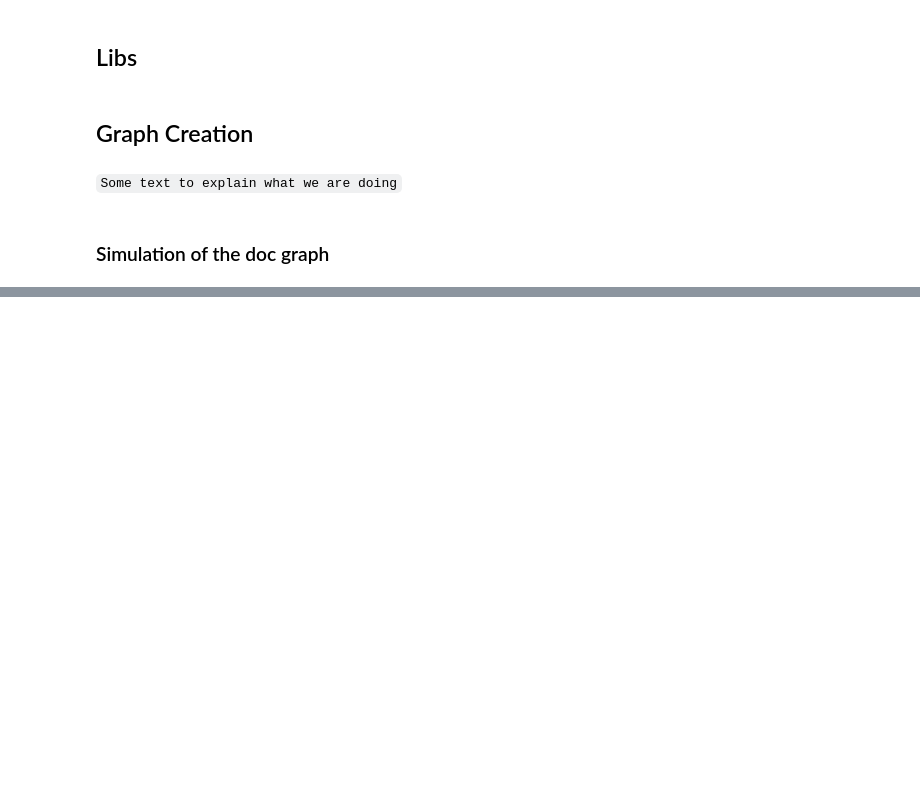
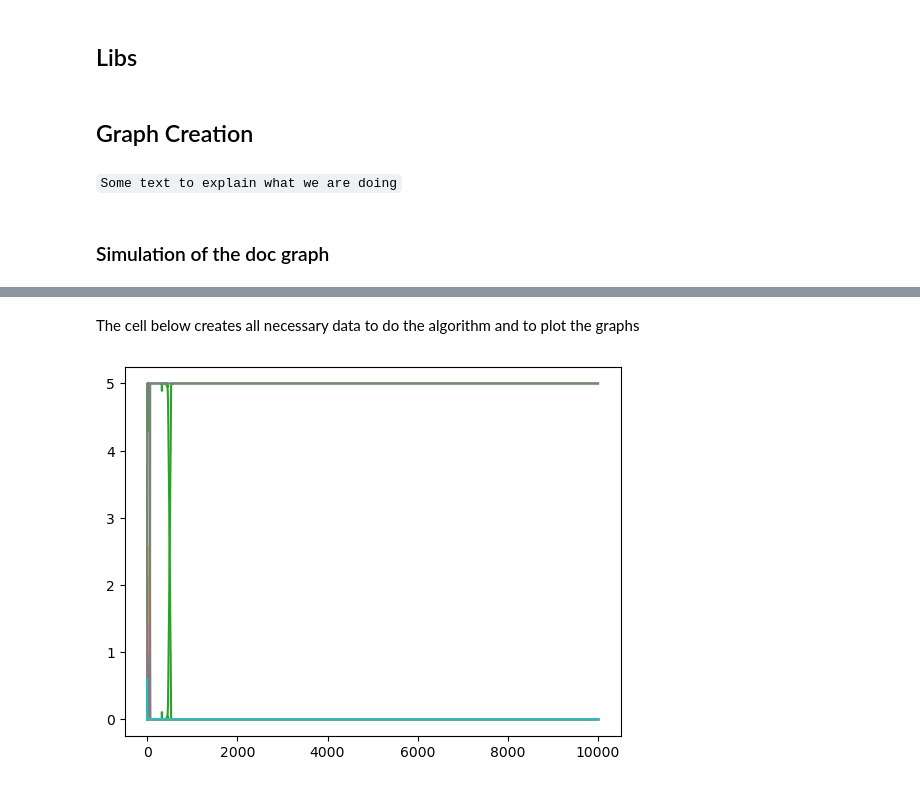
Before and after one commit to PMonot/ProjML4G, a Jupyter notebook: ProjML4G.ipynb, the cells around one changed output, grey strips where cells are left out. Saved outputs shown, nothing was run; the diff lists cells and outputs as text; code cells hidden in the pictures; blank space fills up the shorter version.

```diff
--- a/ProjML4G.ipynb
+++ b/ProjML4G.ipynb
@@ -25,0 +46,2 @@ TypeError: Population must be a sequence.  For dicts or sets, use sorted(d).
+# %% [markdown]
+The cell below creates all necessary data to do the algorithm and to plot the graphs
@@ -25,0 +101,36 @@ TypeError: Population must be a sequence.  For dicts or sets, use sorted(d).
+# %%
+u2 = np.zeros(n)
+u2[np.array(S[2])-1] = np.random.random(len(S[2]))
+u_vec2 = np.zeros((Max_iter,n))
+u_vec2[0,:] = u2
+v2 = np.zeros(n)
+
+Psi2 = np.random.random((n,n))
+Psi2[np.array(S[0])-1,:] = 0
+
+Psi_vec2 = np.zeros((Max_iter,n,n))
+Psi_vec2[0,:,:] = Psi2
+
+Z = np.zeros(Max_iter,dtype = 'int')
+Z_tilde = np.zeros(Max_iter,dtype = 'int')
+# %%
+for k in range(Max_iter-1):
+    Z[k] = random.choice(list(Graph.nodes.keys()))
+    v2[Z[k]-1]+=1
+    Z_tilde[k] = random.choices(list(Graph.nodes.keys()),weights = P[Z[k]-1,:])[0]
+    if Z[k] in S[1]+S[2]:
+        for i in S[1]+S[2]:
+            for j in S[2]:
+                Psi2[i-1,j-1] += a(v2[i-1],A,C)*(Z[k]==i)*((1-alpha[i-1])*Psi2[Z_tilde[k]-1,j-1] - Psi2[i-1,j-1])
+                if i in S[2]:
+                    Psi2[i-1,j-1] += a(v2[i-1],A,C)*(Z[k]==i)*alpha[i-1]*dw(u2[i-1])*(i==j)
+                    u2[i-1] += b(k,B,C)*np.sum(Psi2[:,i-1])
+    u2 = Gamma(u2,M,S[2])
+    u_vec2[k+1] = u2
+    Psi_vec2[k+1] = Psi2
+# %%
+for i in S[2]:
+    plt.plot(u_vec[:,i-1])
+    plt.plot(u_vec2[:,i-1])
+# %% [output]
+[figure, added]
```
Also changed, not shown: parts of 6 cells of this notebook.
